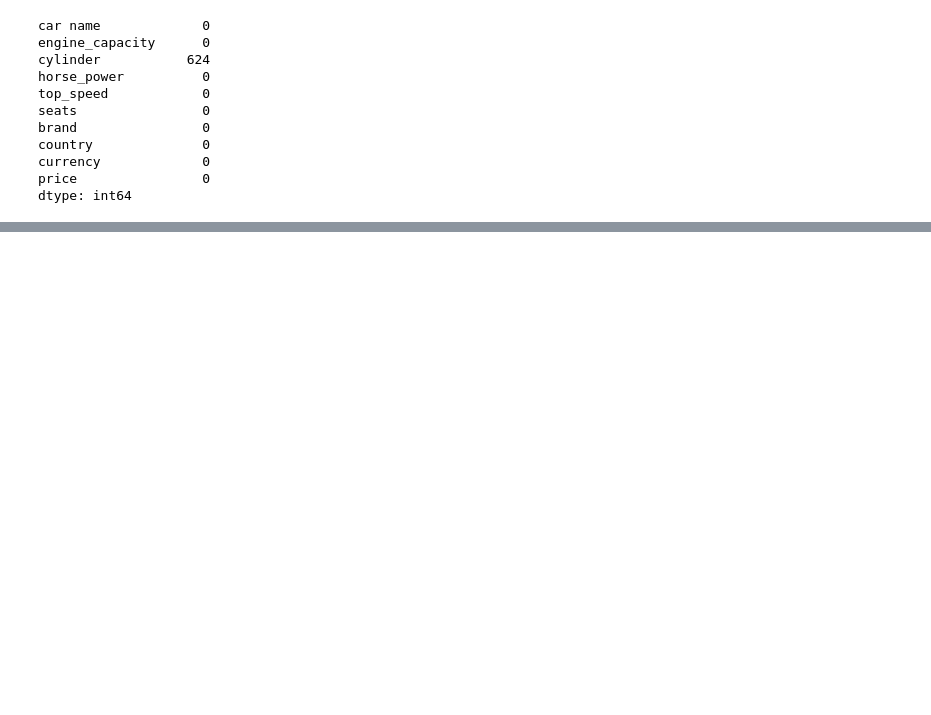
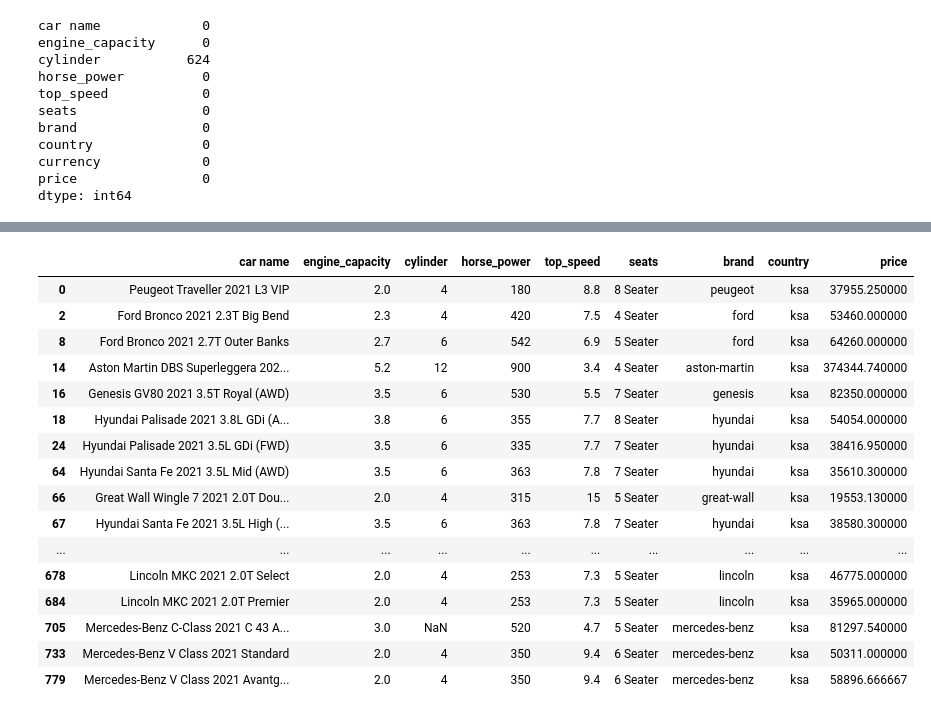
Before and after one commit to yazan6546/Regression-Analysis-and-Model-Selection, a Jupyter notebook: main.ipynb, the cells around one changed output, grey strips where cells are left out. Saved outputs shown, nothing was run; the diff lists cells and outputs as text; code cells hidden in the pictures; blank space fills up the shorter version.

```diff
--- a/main.ipynb
+++ b/main.ipynb
@@ -178,7 +234,7 @@ currency             0
 price                0
 dtype: int64
 # %%
-df.drop(columns=['currency', 'price'], inplace=True)
+df.drop(columns='currency', inplace=True)
 # %%
 df.reset_index(drop=True, inplace=True)
 # %%
@@ -192,2 +250,20 @@ df['top_speed'].str.contains('Seater').sum()
 # %%
-df.loc[indices, 'top_speed'].head(20)
+df.loc[indices].head(50)
+# %% [output]
+|  | car name | engine_capacity | cylinder | horse_power | top_speed | seats | brand | country | price |
+| 0 | Peugeot Traveller 2021 L3 VIP | 2.0 | 4 | 180 | 8.8 | 8 Seater | peugeot | ksa | 37955.250000 |
+| 2 | Ford Bronco 2021 2.3T Big Bend | 2.3 | 4 | 420 | 7.5 | 4 Seater | ford | ksa | 53460.000000 |
+| 8 | Ford Bronco 2021 2.7T Outer Banks | 2.7 | 6 | 542 | 6.9 | 5 Seater | ford | ksa | 64260.000000 |
+| 14 | Aston Martin DBS Superleggera 202... | 5.2 | 12 | 900 | 3.4 | 4 Seater | aston-martin | ksa | 374344.740000 |
+| 16 | Genesis GV80 2021 3.5T Royal (AWD) | 3.5 | 6 | 530 | 5.5 | 7 Seater | genesis | ksa | 82350.000000 |
+| 18 | Hyundai Palisade 2021 3.8L GDi (A... | 3.8 | 6 | 355 | 7.7 | 8 Seater | hyundai | ksa | 54054.000000 |
+| 24 | Hyundai Palisade 2021 3.5L GDi (FWD) | 3.5 | 6 | 335 | 7.7 | 7 Seater | hyundai | ksa | 38416.950000 |
+| 64 | Hyundai Santa Fe 2021 3.5L Mid (AWD) | 3.5 | 6 | 363 | 7.8 | 7 Seater | hyundai | ksa | 35610.300000 |
+| 66 | Great Wall Wingle 7 2021 2.0T Dou... | 2.0 | 4 | 315 | 15 | 5 Seater | great-wall | ksa | 19553.130000 |
+| 67 | Hyundai Santa Fe 2021 3.5L High (... | 3.5 | 6 | 363 | 7.8 | 7 Seater | hyundai | ksa | 38580.300000 |
+| ... | ... | ... | ... | ... | ... | ... | ... | ... | ... |
+| 678 | Lincoln MKC 2021 2.0T Select | 2.0 | 4 | 253 | 7.3 | 5 Seater | lincoln | ksa | 46775.000000 |
+| 684 | Lincoln MKC 2021 2.0T Premier | 2.0 | 4 | 253 | 7.3 | 5 Seater | lincoln | ksa | 35965.000000 |
+| 705 | Mercedes-Benz C-Class 2021 C 43 A... | 3.0 | NaN | 520 | 4.7 | 5 Seater | mercedes-benz | ksa | 81297.540000 |
+| 733 | Mercedes-Benz V Class 2021 Standard | 2.0 | 4 | 350 | 9.4 | 6 Seater | mercedes-benz | ksa | 50311.000000 |
+| 779 | Mercedes-Benz V Class 2021 Avantg... | 2.0 | 4 | 350 | 9.4 | 6 Seater | mercedes-benz | ksa | 58896.666667 |
```
Also changed, not shown: parts of 33 cells of this notebook.
